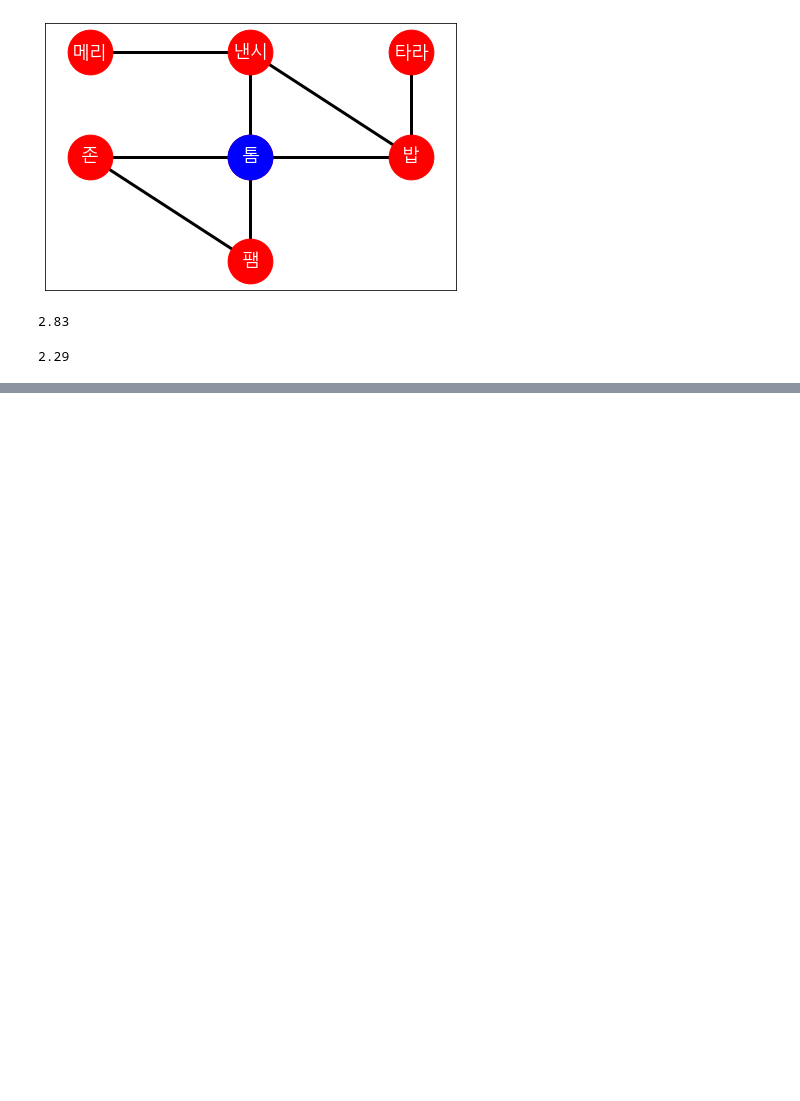
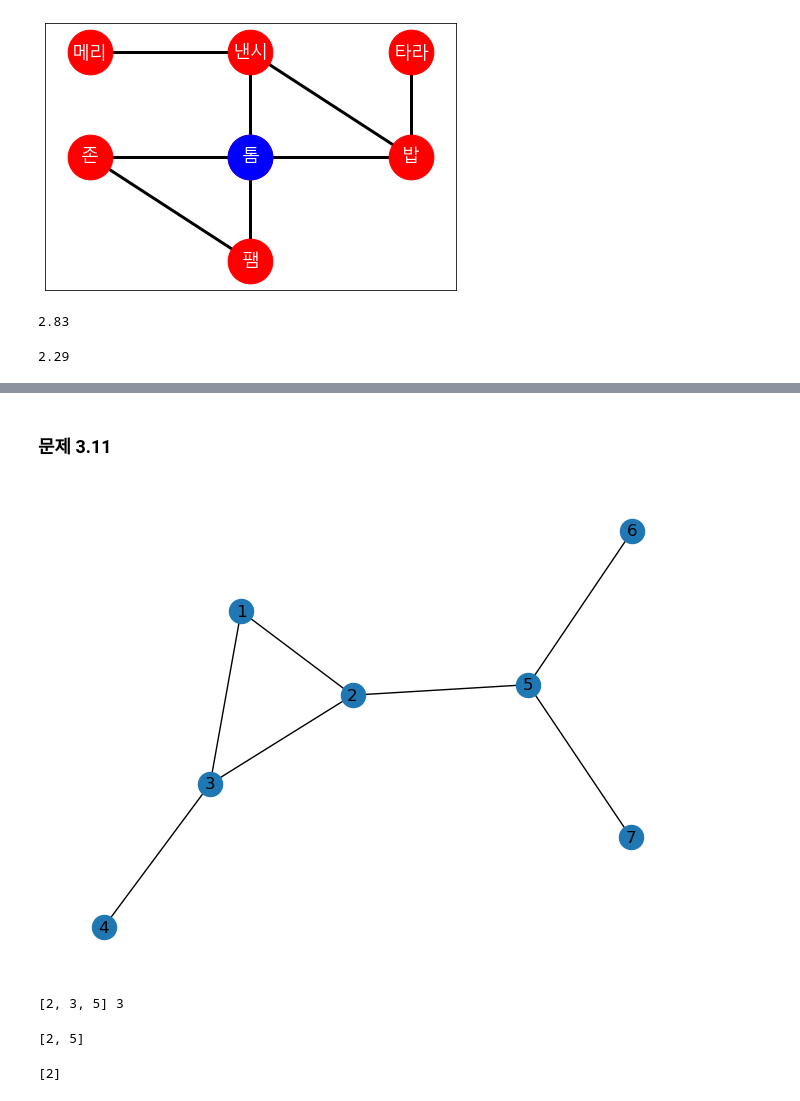
Before and after one commit to hr1588/network, a Jupyter notebook: 3장.ipynb, the cells around one changed output, grey strips where cells are left out. Cells and saved outputs as stored; diff of their text form; code cells hidden in the pictures; blank space fills up the shorter version.

```diff
--- a/3장.ipynb
+++ b/3장.ipynb
@@ -63,0 +94,26 @@ round(np.mean(val),2)
+# %% [markdown]
+### 문제 3.11
+# %%
+v = nx.Graph()
+
+v.add_edges_from([(1,2),(1,3),
+                  (2,3),(2,5),
+                  (3,4),
+                  (5,6),(5,7)])
+
+nx.draw(v, with_labels = True)
+# %% [output]
+[figure, added]
+# %%
+v_degree_max = np.max([v.degree(n) for n in v.nodes])
+
+sample = dict(nx.degree(v))
+ans = []
+
+for key, value in sample.items():
+    if value == v_degree_max :
+         ans.append(key)
+
+print(ans, v_degree_max)
+# %% [output]
+[2, 3, 5] 3
@@ -63,0 +128,10 @@ round(np.mean(val),2)
+# %%
+v_bc = nx.betweenness_centrality(v)
+get_max_value(v_bc)
+# %% [output]
+[2, 5]
+# %%
+v_cc = nx.closeness_centrality(v)
+get_max_value(v_cc)
+# %% [output]
+[2]
```
Also changed, not shown: parts of 6 cells of this notebook.
